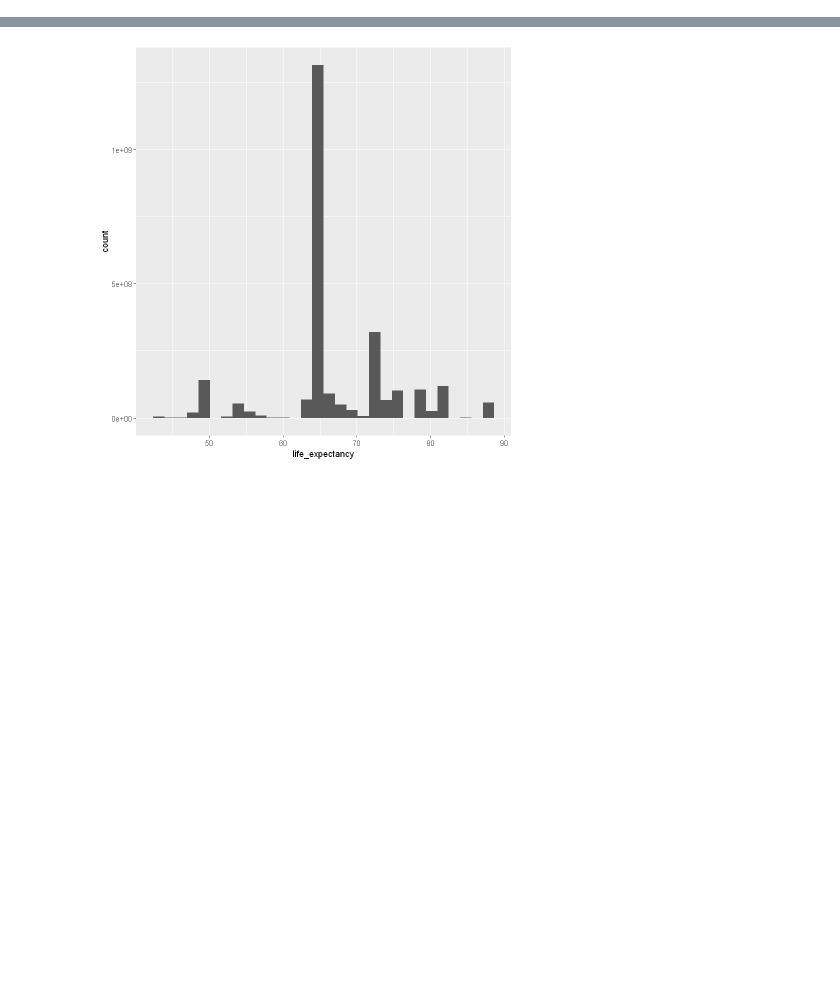
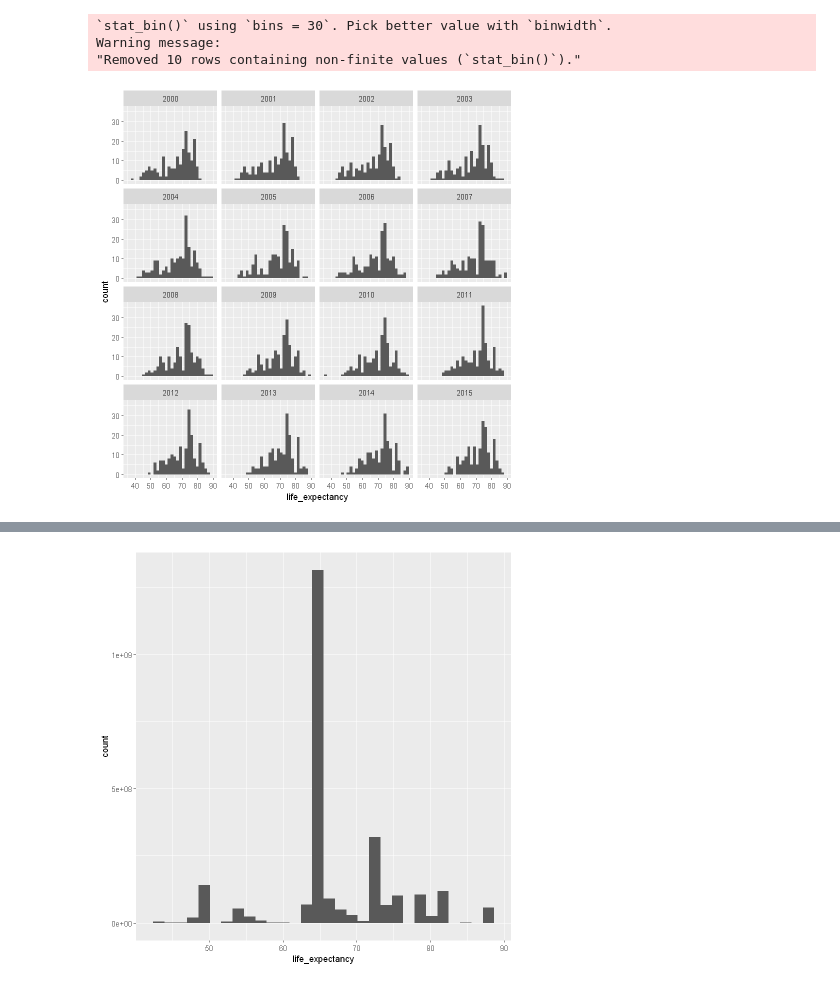
Before and after one commit to Szymex49/What_affects_life_expectancy-statistical_analysis, a Jupyter notebook: Malec.ipynb, the cells around one changed output, grey strips where cells are left out. Saved outputs shown, nothing was run; the diff lists cells and outputs as text; code cells hidden in the pictures; blank space fills up the shorter version.

```diff
--- a/Malec.ipynb
+++ b/Malec.ipynb
@@ -121,0 +73,7 @@ Warning message:
+# %%
+ggplot(data, aes(x=life_expectancy)) + geom_histogram() + facet_wrap(~year)
+# %% [output]
+`stat_bin()` using `bins = 30`. Pick better value with `binwidth`.
+Warning message:
+"Removed 10 rows containing non-finite values (`stat_bin()`)."
+[figure, added]
```
Also changed, not shown: parts of 39 cells of this notebook, 1 other file.
